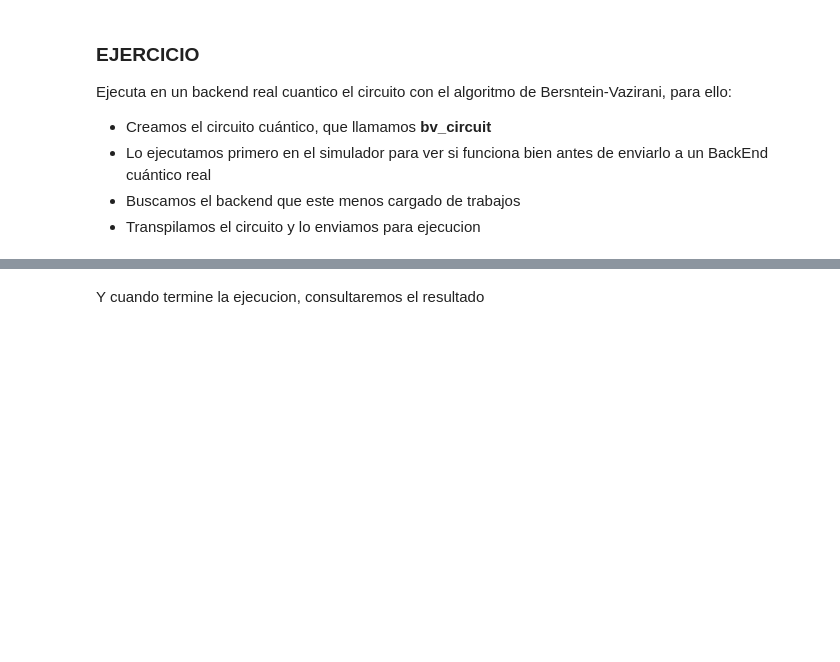
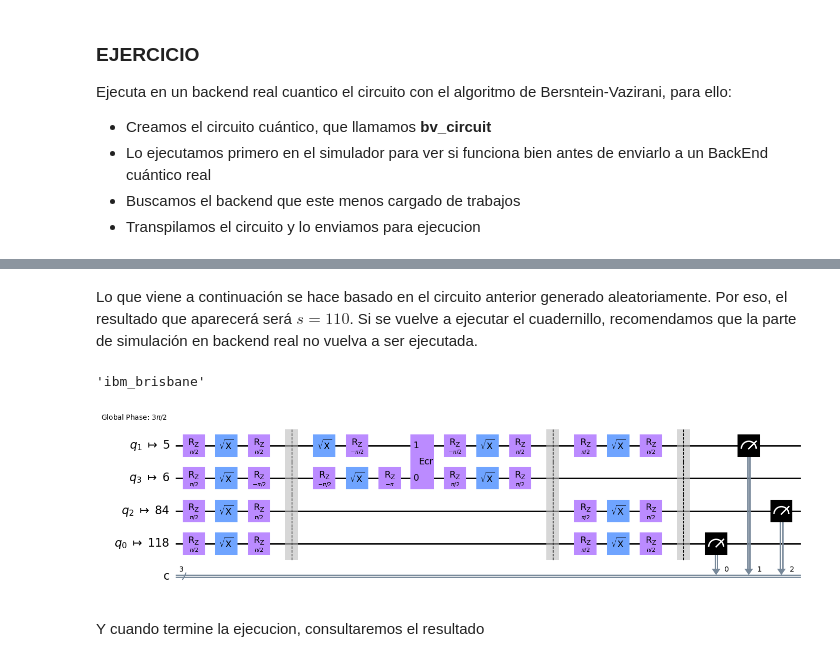
Before and after one commit to Mariomc10/AlgoritmosCuanticos, a Jupyter notebook: EJERCICIOS/EJERCICIO2_Berstein-Vazirani_MARIO_MORENO_CANCA.ipynb, the cells around one changed output, grey strips where cells are left out. Saved outputs shown, nothing was run; the diff lists cells and outputs as text; code cells hidden in the pictures; blank space fills up the shorter version.

```diff
--- a/EJERCICIOS/EJERCICIO2_Berstein-Vazirani_MARIO_MORENO_CANCA.ipynb
+++ b/EJERCICIOS/EJERCICIO2_Berstein-Vazirani_MARIO_MORENO_CANCA.ipynb
@@ -415,15 +415,20 @@ Creado BV-oraculo con s 001
 [figure]
+# %% [markdown]
+Lo que viene a continuación se hace basado en el circuito anterior generado aleatoriamente. Por eso, el resultado que aparecerá será $s = 110$. Si se vuelve a ejecutar el cuadernillo, recomendamos que la parte de simulación en backend real no vuelva a ser ejecutada.
 # %%
-# buscamos el backend menos ocupado - using a real qc backend: lest busy
+# buscamos el backend menos ocupado con lest busy
+from qiskit import Aer
 from qiskit.providers.ibmq import least_busy
 
-backend = least_busy(provider.backends(
-                simulator=False,
-                filters=lambda b: b.configuration().n_qubits >= 2))
-backend
+backend = least_busy(provider.backends(simulator = False))
+backend.name()
+# %% [output]
+'ibm_brisbane'
 # %%
 #lanzamos la ejecucion del job
-transpiled_circuit = transpile(bv_circuit, backend)
-#job = backend.run(transpiled_circ).result() # No ejecutar de nuevo
+transpiled_circuit = transpile(bv_circuit, backend=backend)
+transpiled_circuit.draw("mpl",fold=-1,idle_wires=False)
+# %% [output]
+[figure, added]
 # %% [markdown]
 Y cuando termine la ejecucion, consultaremos el resultado
```
Also changed, not shown: parts of 11 cells of this notebook.
